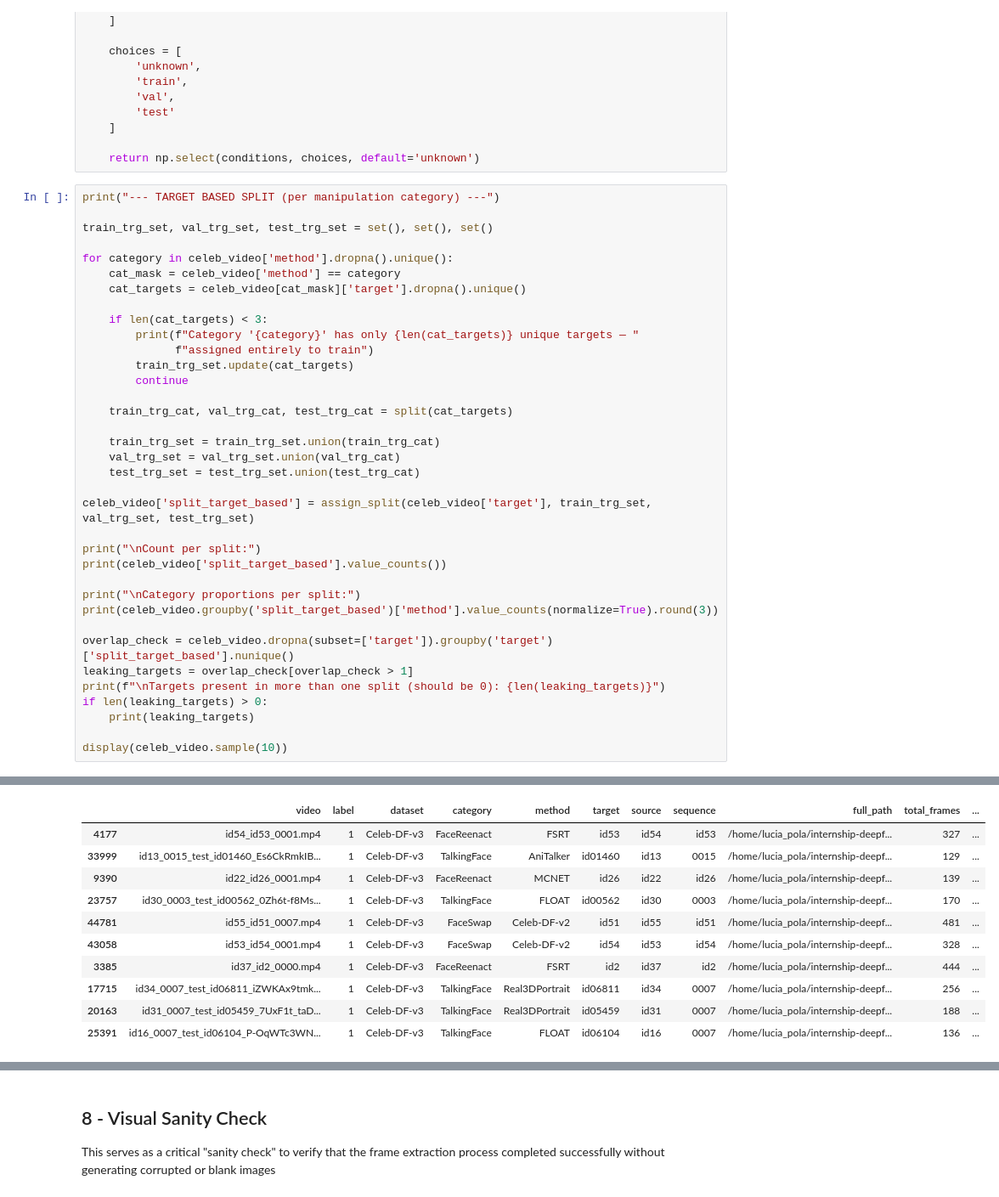
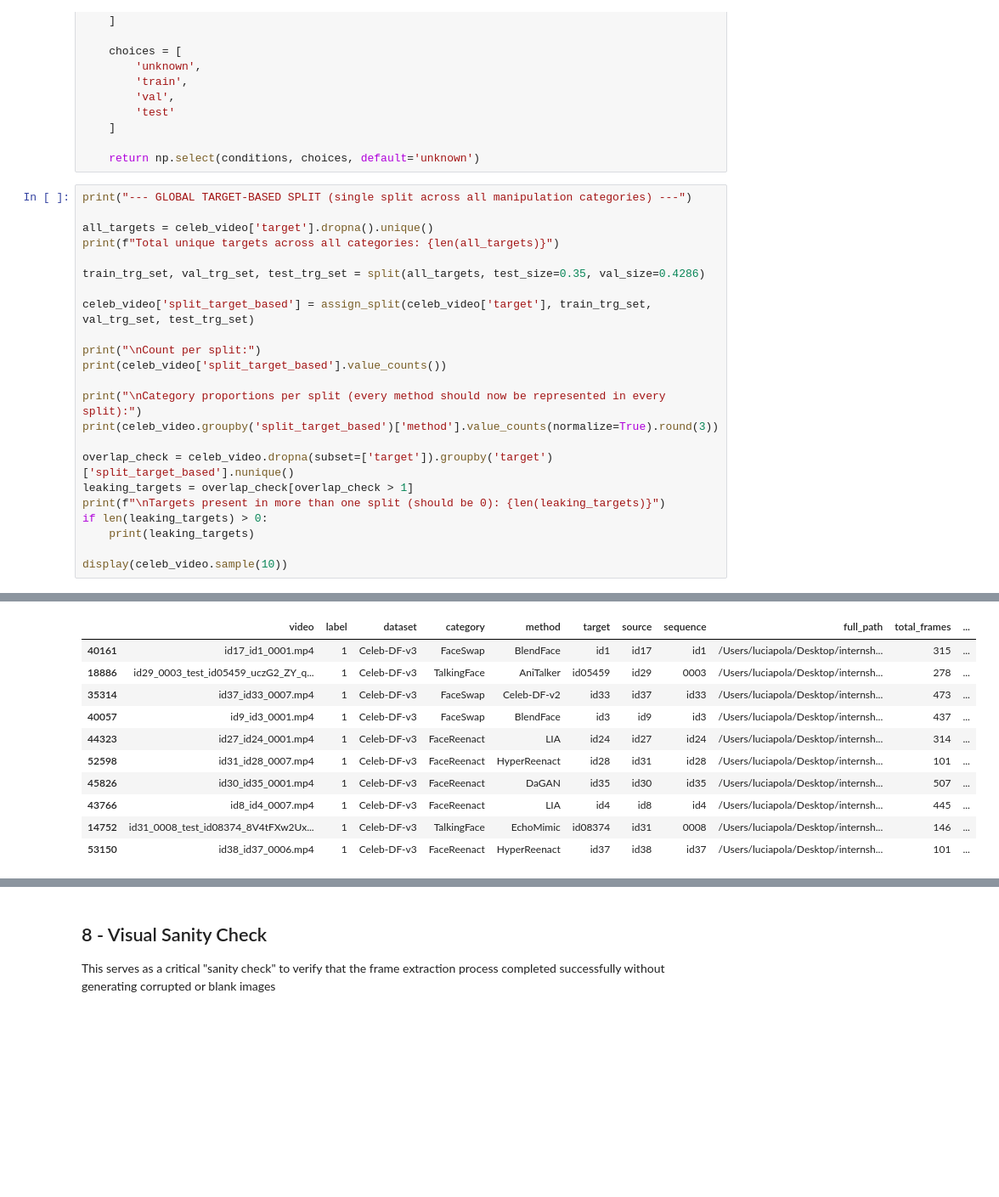
Before and after one commit to luciapola04/internship-deepfake-forensic, a Jupyter notebook: deepfake-forensics-pipeline/02_Extended_Framework/Datasets/02_data_split_and_extraction_celeb.ipynb, the cells around one changed output, grey strips where cells are left out. Shown at 85% size. Cells and saved outputs as stored; diff of their text form; blank space fills up the shorter version.

```diff
--- a/deepfake-forensics-pipeline/02_Extended_Framework/Datasets/02_data_split_and_extraction_celeb.ipynb
+++ b/deepfake-forensics-pipeline/02_Extended_Framework/Datasets/02_data_split_and_extraction_celeb.ipynb
@@ -72,32 +72,19 @@ def assign_split(series, train_set, val_set, test_set):
 
     return np.select(conditions, choices, default='unknown')
 # %%
-print("--- TARGET BASED SPLIT (per manipulation category) ---")
+print("--- GLOBAL TARGET-BASED SPLIT (single split across all manipulation categories) ---")
 
-train_trg_set, val_trg_set, test_trg_set = set(), set(), set()
+all_targets = celeb_video['target'].dropna().unique()
+print(f"Total unique targets across all categories: {len(all_targets)}")
 
-for category in celeb_video['method'].dropna().unique():
-    cat_mask = celeb_video['method'] == category
-    cat_targets = celeb_video[cat_mask]['target'].dropna().unique()
-
-    if len(cat_targets) < 3:
-        print(f"Category '{category}' has only {len(cat_targets)} unique targets — "
-              f"assigned entirely to train")
-        train_trg_set.update(cat_targets)
-        continue
-
-    train_trg_cat, val_trg_cat, test_trg_cat = split(cat_targets)
-
-    train_trg_set = train_trg_set.union(train_trg_cat)
-    val_trg_set = val_trg_set.union(val_trg_cat)
-    test_trg_set = test_trg_set.union(test_trg_cat)
+train_trg_set, val_trg_set, test_trg_set = split(all_targets, test_size=0.35, val_size=0.4286)
 
 celeb_video['split_target_based'] = assign_split(celeb_video['target'], train_trg_set, val_trg_set, test_trg_set)
 
 print("\nCount per split:")
 print(celeb_video['split_target_based'].value_counts())
 
-print("\nCategory proportions per split:")
+print("\nCategory proportions per split (every method should now be represented in every split):")
 print(celeb_video.groupby('split_target_based')['method'].value_counts(normalize=True).round(3))
 
 overlap_check = celeb_video.dropna(subset=['target']).groupby('target')['split_target_based'].nunique()
@@ -126,16 +113,16 @@ Name: proportion, dtype: float64
 
 Targets present in more than one split (should be 0): 0
 |  | video | label | dataset | category | method | target | source | sequence | full_path | total_frames | ... |
-| 4177 | id54_id53_0001.mp4 | 1 | Celeb-DF-v3 | FaceReenact | FSRT | id53 | id54 | id53 | /home/lucia_pola/internship-deepf... | 327 | ... |
-| 33999 | id13_0015_test_id01460_Es6CkRmkIB... | 1 | Celeb-DF-v3 | TalkingFace | AniTalker | id01460 | id13 | 0015 | /home/lucia_pola/internship-deepf... | 129 | ... |
-| 9390 | id22_id26_0001.mp4 | 1 | Celeb-DF-v3 | FaceReenact | MCNET | id26 | id22 | id26 | /home/lucia_pola/internship-deepf... | 139 | ... |
-| 23757 | id30_0003_test_id00562_0Zh6t-f8Ms... | 1 | Celeb-DF-v3 | TalkingFace | FLOAT | id00562 | id30 | 0003 | /home/lucia_pola/internship-deepf... | 170 | ... |
-| 44781 | id55_id51_0007.mp4 | 1 | Celeb-DF-v3 | FaceSwap | Celeb-DF-v2 | id51 | id55 | id51 | /home/lucia_pola/internship-deepf... | 481 | ... |
-| 43058 | id53_id54_0001.mp4 | 1 | Celeb-DF-v3 | FaceSwap | Celeb-DF-v2 | id54 | id53 | id54 | /home/lucia_pola/internship-deepf... | 328 | ... |
-| 3385 | id37_id2_0000.mp4 | 1 | Celeb-DF-v3 | FaceReenact | FSRT | id2 | id37 | id2 | /home/lucia_pola/internship-deepf... | 444 | ... |
-| 17715 | id34_0007_test_id06811_iZWKAx9tmk... | 1 | Celeb-DF-v3 | TalkingFace | Real3DPortrait | id06811 | id34 | 0007 | /home/lucia_pola/internship-deepf... | 256 | ... |
-| 20163 | id31_0007_test_id05459_7UxF1t_taD... | 1 | Celeb-DF-v3 | TalkingFace | Real3DPortrait | id05459 | id31 | 0007 | /home/lucia_pola/internship-deepf... | 188 | ... |
-| 25391 | id16_0007_test_id06104_P-OqWTc3WN... | 1 | Celeb-DF-v3 | TalkingFace | FLOAT | id06104 | id16 | 0007 | /home/lucia_pola/internship-deepf... | 136 | ... |
+| 40161 | id17_id1_0001.mp4 | 1 | Celeb-DF-v3 | FaceSwap | BlendFace | id1 | id17 | id1 | /Users/luciapola/Desktop/internsh... | 315 | ... |
+| 18886 | id29_0003_test_id05459_uczG2_ZY_q... | 1 | Celeb-DF-v3 | TalkingFace | AniTalker | id05459 | id29 | 0003 | /Users/luciapola/Desktop/internsh... | 278 | ... |
+| 35314 | id37_id33_0007.mp4 | 1 | Celeb-DF-v3 | FaceSwap | Celeb-DF-v2 | id33 | id37 | id33 | /Users/luciapola/Desktop/internsh... | 473 | ... |
+| 40057 | id9_id3_0001.mp4 | 1 | Celeb-DF-v3 | FaceSwap | BlendFace | id3 | id9 | id3 | /Users/luciapola/Desktop/internsh... | 437 | ... |
+| 44323 | id27_id24_0001.mp4 | 1 | Celeb-DF-v3 | FaceReenact | LIA | id24 | id27 | id24 | /Users/luciapola/Desktop/internsh... | 314 | ... |
+| 52598 | id31_id28_0007.mp4 | 1 | Celeb-DF-v3 | FaceReenact | HyperReenact | id28 | id31 | id28 | /Users/luciapola/Desktop/internsh... | 101 | ... |
+| 45826 | id30_id35_0001.mp4 | 1 | Celeb-DF-v3 | FaceReenact | DaGAN | id35 | id30 | id35 | /Users/luciapola/Desktop/internsh... | 507 | ... |
+| 43766 | id8_id4_0007.mp4 | 1 | Celeb-DF-v3 | FaceReenact | LIA | id4 | id8 | id4 | /Users/luciapola/Desktop/internsh... | 445 | ... |
+| 14752 | id31_0008_test_id08374_8V4tFXw2Ux... | 1 | Celeb-DF-v3 | TalkingFace | EchoMimic | id08374 | id31 | 0008 | /Users/luciapola/Desktop/internsh... | 146 | ... |
+| 53150 | id38_id37_0006.mp4 | 1 | Celeb-DF-v3 | FaceReenact | HyperReenact | id37 | id38 | id37 | /Users/luciapola/Desktop/internsh... | 101 | ... |
 # %% [markdown]
 ## 7 - Frame Extraction
 
```
Also changed, not shown: parts of 7 cells of this notebook, 4 other files.
